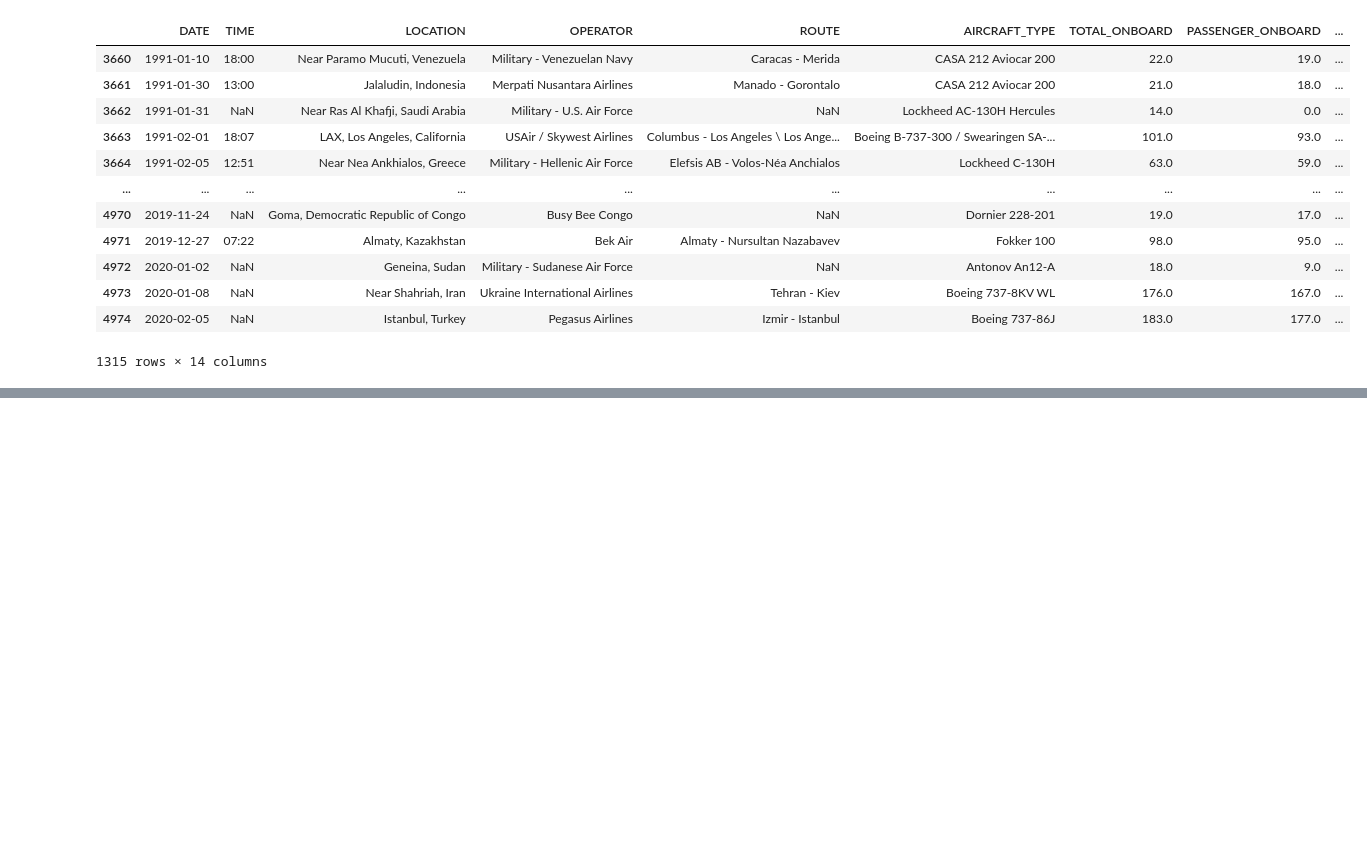
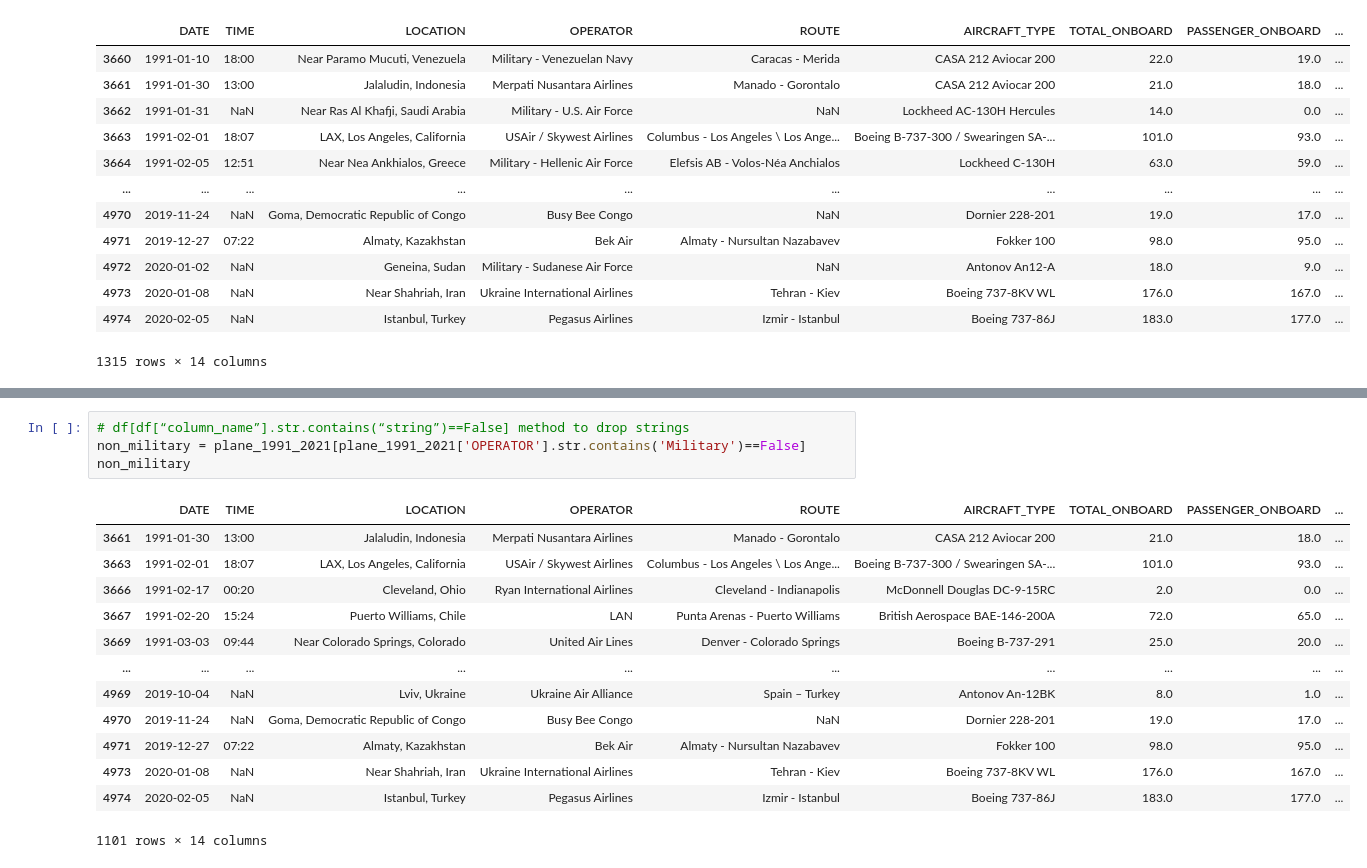
Before and after one commit to MZt92-ui/Project-1-Group-3, a Jupyter notebook: plane crash.ipynb, the cells around one changed output, grey strips where cells are left out. Saved outputs shown, nothing was run; the diff lists cells and outputs as text; blank space fills up the shorter version.

```diff
--- a/plane crash.ipynb
+++ b/plane crash.ipynb
@@ -102,0 +114,18 @@ plane_1991_2021
+# %%
+# df[df[“column_name”].str.contains(“string”)==False] method to drop strings
+non_military = plane_1991_2021[plane_1991_2021['OPERATOR'].str.contains('Military')==False]
+non_military
+# %% [output]
+|  | DATE | TIME | LOCATION | OPERATOR | ROUTE | AIRCRAFT_TYPE | TOTAL_ONBOARD | PASSENGER_ONBOARD | ... |
+| 3661 | 1991-01-30 | 13:00 | Jalaludin, Indonesia | Merpati Nusantara Airlines | Manado - Gorontalo | CASA 212 Aviocar 200 | 21.0 | 18.0 | ... |
+| 3663 | 1991-02-01 | 18:07 | LAX, Los Angeles, California | USAir / Skywest Airlines | Columbus - Los Angeles \ Los Ange... | Boeing B-737-300 / Swearingen SA-... | 101.0 | 93.0 | ... |
+| 3666 | 1991-02-17 | 00:20 | Cleveland, Ohio | Ryan International Airlines | Cleveland - Indianapolis | McDonnell Douglas DC-9-15RC | 2.0 | 0.0 | ... |
+| 3667 | 1991-02-20 | 15:24 | Puerto Williams, Chile | LAN | Punta Arenas - Puerto Williams | British Aerospace BAE-146-200A | 72.0 | 65.0 | ... |
+| 3669 | 1991-03-03 | 09:44 | Near Colorado Springs, Colorado | United Air Lines | Denver - Colorado Springs | Boeing B-737-291 | 25.0 | 20.0 | ... |
+| ... | ... | ... | ... | ... | ... | ... | ... | ... | ... |
+| 4969 | 2019-10-04 | NaN | Lviv, Ukraine | Ukraine Air Alliance | Spain – Turkey | Antonov An-12BK | 8.0 | 1.0 | ... |
+| 4970 | 2019-11-24 | NaN | Goma, Democratic Republic of Congo | Busy Bee Congo | NaN | Dornier 228-201 | 19.0 | 17.0 | ... |
+| 4971 | 2019-12-27 | 07:22 | Almaty, Kazakhstan | Bek Air | Almaty - Nursultan Nazabavev | Fokker 100 | 98.0 | 95.0 | ... |
+| 4973 | 2020-01-08 | NaN | Near Shahriah, Iran | Ukraine International Airlines | Tehran - Kiev | Boeing 737-8KV WL | 176.0 | 167.0 | ... |
+| 4974 | 2020-02-05 | NaN | Istanbul, Turkey | Pegasus Airlines | Izmir - Istanbul | Boeing 737-86J | 183.0 | 177.0 | ... |
+1101 rows × 14 columns
```
Also changed, not shown: parts of 1 cell of this notebook.
